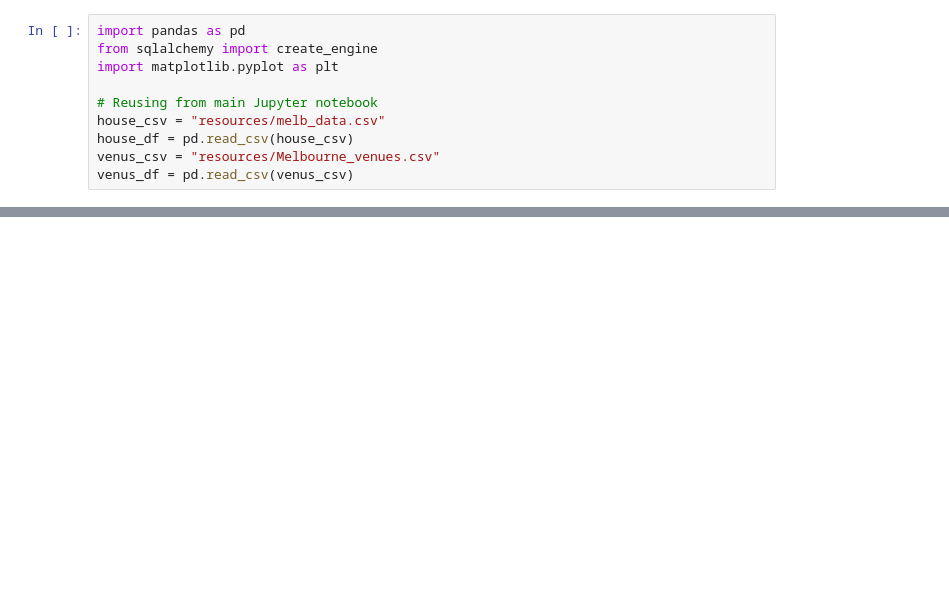
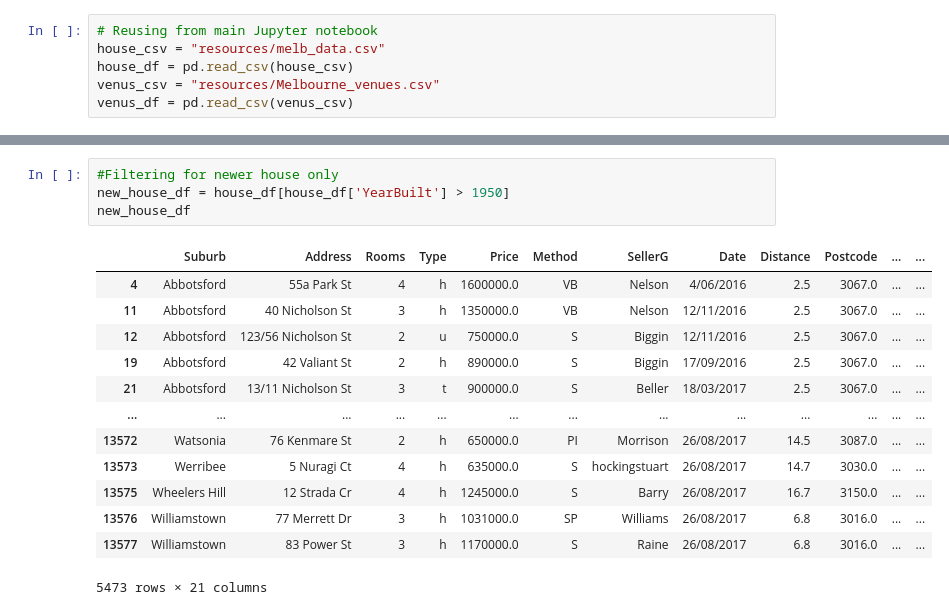
Before and after one commit to luonri11/project-2, a Jupyter notebook: aggregates.ipynb, the cells around one changed output, grey strips where cells are left out. Drawn from its saved outputs; the diff is of its cells as text; blank space fills up the shorter version.

```diff
--- a/aggregates.ipynb
+++ b/aggregates.ipynb
@@ -1,8 +11,4 @@
 # %%
-import pandas as pd
-from sqlalchemy import create_engine
-import matplotlib.pyplot as plt
-
 # Reusing from main Jupyter notebook
 house_csv = "resources/melb_data.csv"
 house_df = pd.read_csv(house_csv)
@@ -20,5 +26,23 @@ house_by_suburb_df.head()
 | Airport West | 3.000000 | 7.566567e+05 | 12.482090 | 3042.0 | 2.865672 | 1.477612 | 1.641791 | 432.880597 | 135.272895 | 1984.476190 | ... |
 | Albanvale | 3.000000 | 5.370833e+05 | 14.000000 | 3021.0 | 3.000000 | 1.333333 | 2.166667 | 501.166667 | 123.000000 | 1980.000000 | ... |
 | Albert Park | 2.710145 | 1.941355e+06 | 3.230435 | 3206.0 | 2.666667 | 1.434783 | 0.727273 | 176.652174 | 123.485294 | 1903.756757 | ... |
+# %%
+#Filtering for newer house only
+new_house_df = house_df[house_df['YearBuilt'] > 1950]
+new_house_df
+# %% [output]
+|  | Suburb | Address | Rooms | Type | Price | Method | SellerG | Date | Distance | Postcode | ... | ... |
+| 4 | Abbotsford | 55a Park St | 4 | h | 1600000.0 | VB | Nelson | 4/06/2016 | 2.5 | 3067.0 | ... | ... |
+| 11 | Abbotsford | 40 Nicholson St | 3 | h | 1350000.0 | VB | Nelson | 12/11/2016 | 2.5 | 3067.0 | ... | ... |
+| 12 | Abbotsford | 123/56 Nicholson St | 2 | u | 750000.0 | S | Biggin | 12/11/2016 | 2.5 | 3067.0 | ... | ... |
+| 19 | Abbotsford | 42 Valiant St | 2 | h | 890000.0 | S | Biggin | 17/09/2016 | 2.5 | 3067.0 | ... | ... |
+| 21 | Abbotsford | 13/11 Nicholson St | 3 | t | 900000.0 | S | Beller | 18/03/2017 | 2.5 | 3067.0 | ... | ... |
+| ... | ... | ... | ... | ... | ... | ... | ... | ... | ... | ... | ... | ... |
+| 13572 | Watsonia | 76 Kenmare St | 2 | h | 650000.0 | PI | Morrison | 26/08/2017 | 14.5 | 3087.0 | ... | ... |
+| 13573 | Werribee | 5 Nuragi Ct | 4 | h | 635000.0 | S | hockingstuart | 26/08/2017 | 14.7 | 3030.0 | ... | ... |
+| 13575 | Wheelers Hill | 12 Strada Cr | 4 | h | 1245000.0 | S | Barry | 26/08/2017 | 16.7 | 3150.0 | ... | ... |
+| 13576 | Williamstown | 77 Merrett Dr | 3 | h | 1031000.0 | SP | Williams | 26/08/2017 | 6.8 | 3016.0 | ... | ... |
+| 13577 | Williamstown | 83 Power St | 3 | h | 1170000.0 | S | Raine | 26/08/2017 | 6.8 | 3016.0 | ... | ... |
+5473 rows × 21 columns
 # %%
 # What is the average price of the properties based on the year they built it
```
Also changed, not shown: parts of 4 cells of this notebook.
